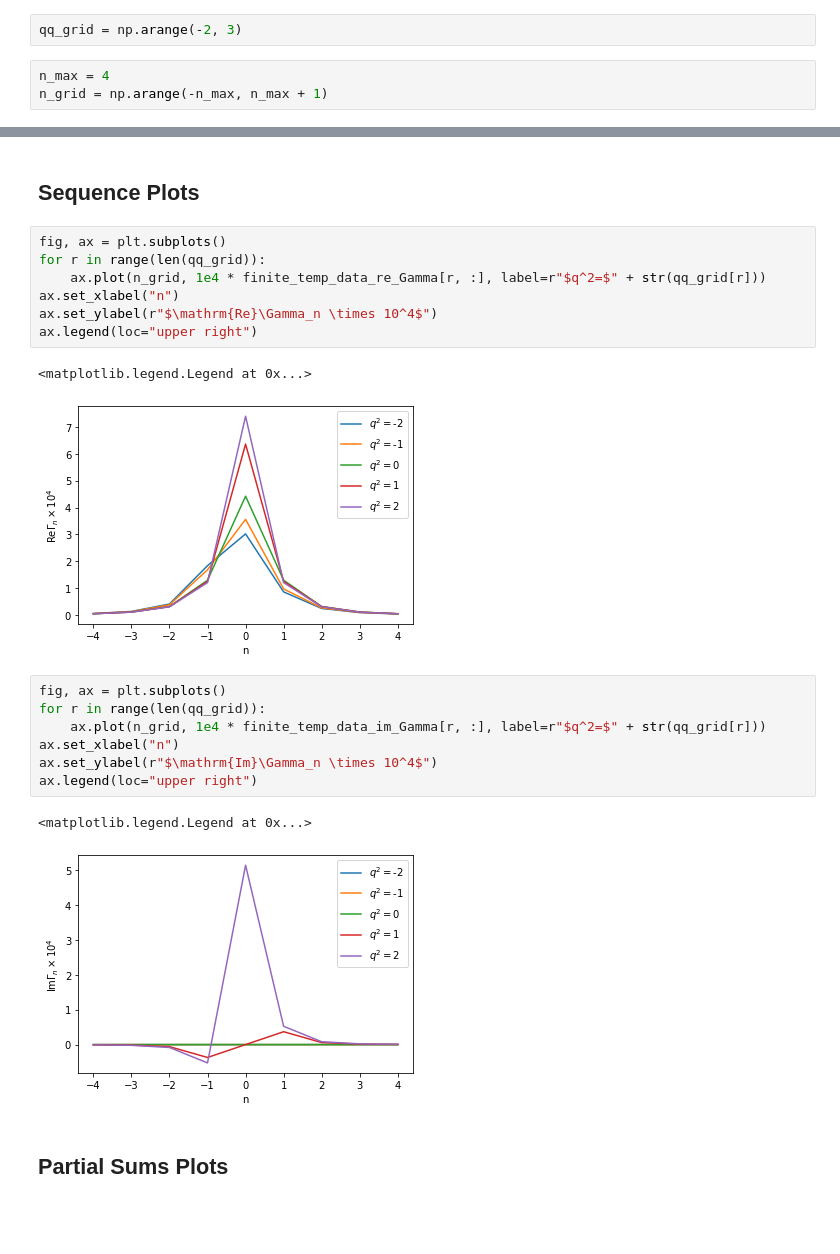
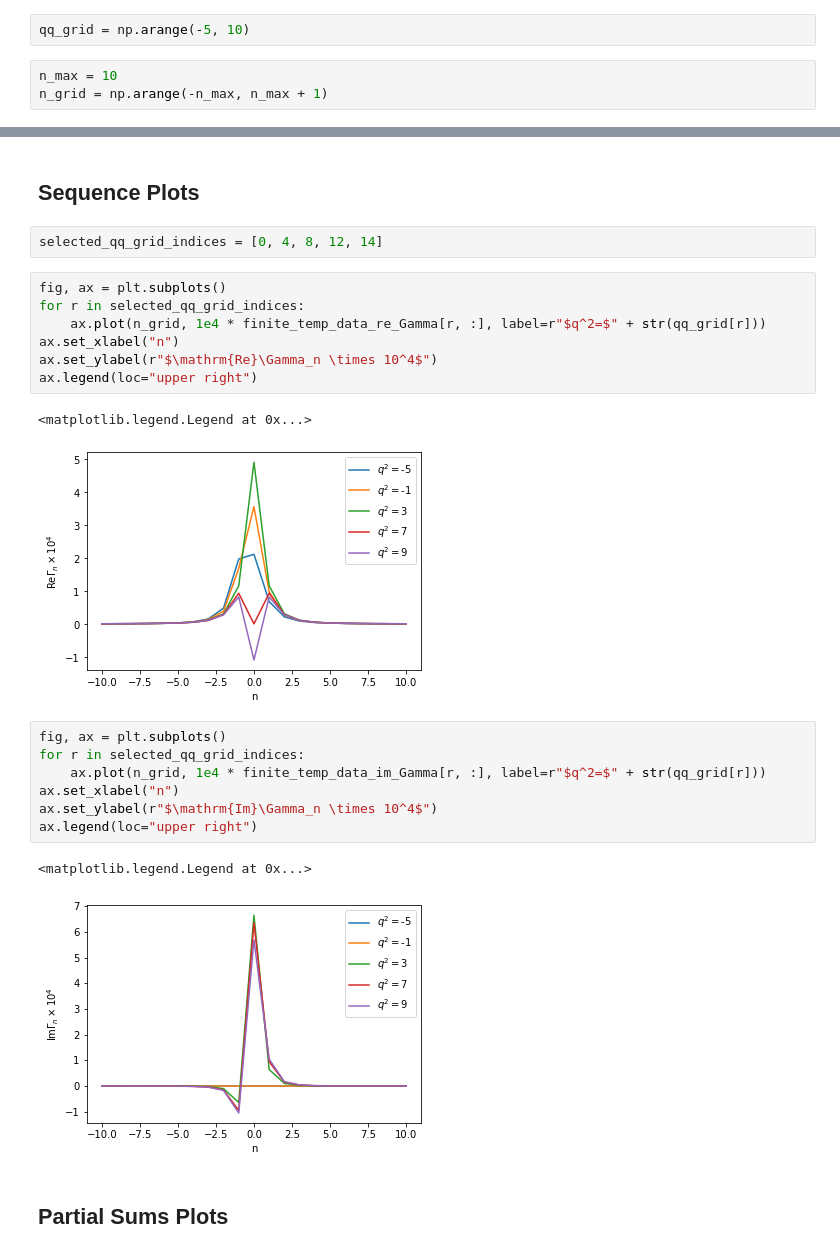
Before and after one commit to harnettd/phiCubed_31_FT, a Jupyter notebook: finite_temp_plots.ipynb, the cells around one changed output, grey strips where cells are left out. Saved outputs shown, nothing was run; the diff lists cells and outputs as text; blank space fills up the shorter version.

```diff
--- a/finite_temp_plots.ipynb
+++ b/finite_temp_plots.ipynb
@@ -12,9 +12,9 @@ eps = symbols('eps')
 masses = 1, 2, 3
 beta = 3
 # %%
-qq_grid = np.arange(-2, 3)
+qq_grid = np.arange(-5, 10)
 # %%
-n_max = 4
+n_max = 10
 n_grid = np.arange(-n_max, n_max + 1)
 # %%
 finite_temp_data_Pi =\
@@ -34,26 +34,28 @@ for r in range(rows):
 # print(finite_temp_data_im_Gamma)
 # %% [markdown]
 ## Sequence Plots
+# %%
+selected_qq_grid_indices = [0, 4, 8, 12, 14]
 # %%
 fig, ax = plt.subplots()
-for r in range(len(qq_grid)):
+for r in selected_qq_grid_indices:
     ax.plot(n_grid, 1e4 * finite_temp_data_re_Gamma[r, :], label=r"$q^2=$" + str(qq_grid[r]))
 ax.set_xlabel("n")
 ax.set_ylabel(r"$\mathrm{Re}\Gamma_n \times 10^4$")
 ax.legend(loc="upper right")
 # %% [output]
 <matplotlib.legend.Legend at 0x...>
-[figure, old version]
+[figure, new version]
 # %%
 fig, ax = plt.subplots()
-for r in range(len(qq_grid)):
+for r in selected_qq_grid_indices:
     ax.plot(n_grid, 1e4 * finite_temp_data_im_Gamma[r, :], label=r"$q^2=$" + str(qq_grid[r]))
 ax.set_xlabel("n")
 ax.set_ylabel(r"$\mathrm{Im}\Gamma_n \times 10^4$")
 ax.legend(loc="upper right")
 # %% [output]
 <matplotlib.legend.Legend at 0x...>
-[figure, old version]
+[figure, new version]
 # %% [markdown]
 ## Partial Sums Plots
 # %%
```
Also changed, not shown: parts of 4 cells of this notebook.
